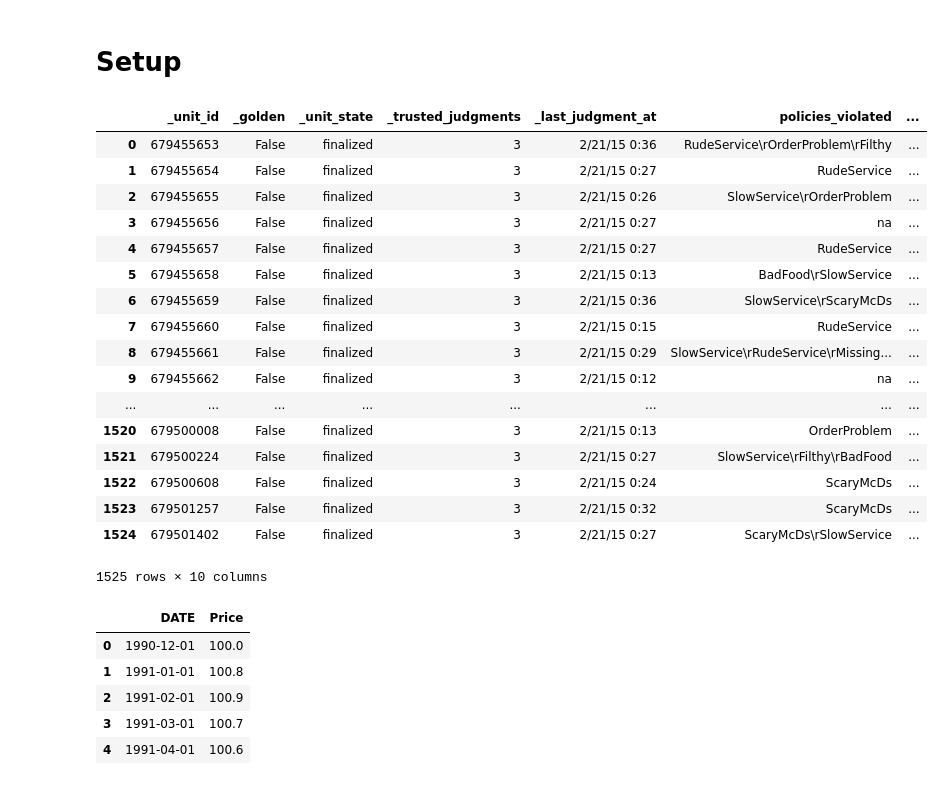
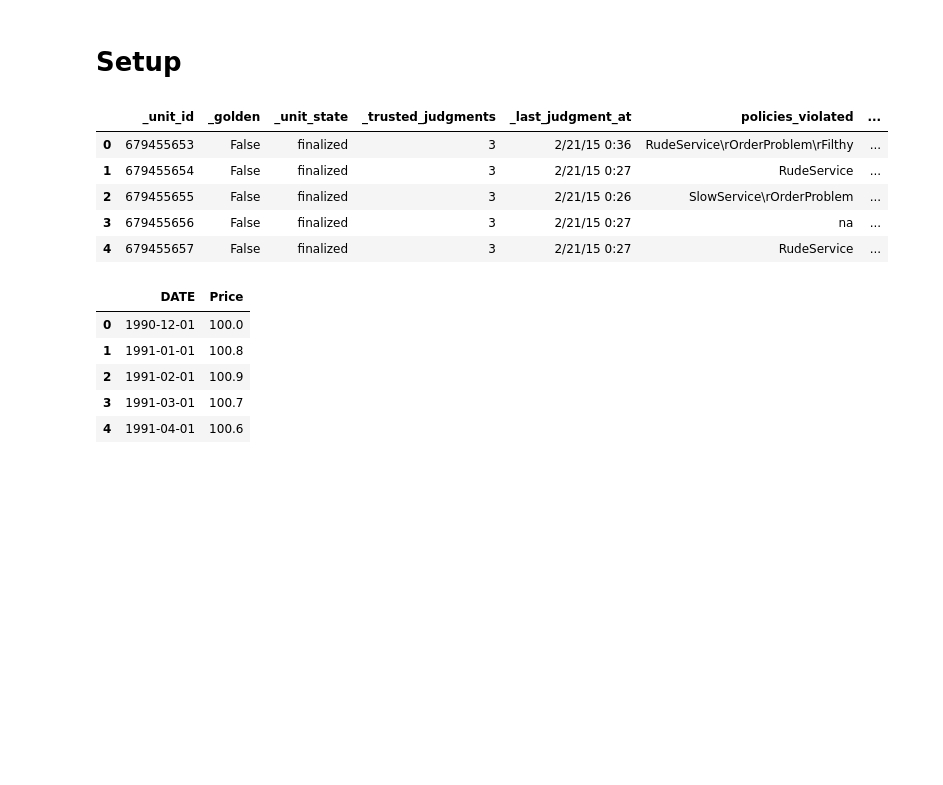
Before and after one commit to yat018/COGS108-Team-Pepperoni, a Jupyter notebook: FinalProject.ipynb, the cells around one changed output. Drawn from its saved outputs; the diff is of its cells as text; code cells hidden in the pictures; blank space fills up the shorter version.

```diff
--- a/FinalProject.ipynb
+++ b/FinalProject.ipynb
@@ -88,26 +100,14 @@ from sklearn.linear_model import LinearRegression
 import matplotlib.pyplot as plot
 # %%
 df_yelp_mc = pd.read_csv('McDonalds-Yelp-Sentiment-DFE.csv', encoding = "ISO-8859-1")
-df_yelp_mc
+df_yelp_mc.head()
 # %% [output]
 |  | _unit_id | _golden | _unit_state | _trusted_judgments | _last_judgment_at | policies_violated | ... |
 | 0 | 679455653 | False | finalized | 3 | 2/21/15 0:36 | RudeService\rOrderProblem\rFilthy | ... |
 | 1 | 679455654 | False | finalized | 3 | 2/21/15 0:27 | RudeService | ... |
 | 2 | 679455655 | False | finalized | 3 | 2/21/15 0:26 | SlowService\rOrderProblem | ... |
 | 3 | 679455656 | False | finalized | 3 | 2/21/15 0:27 | na | ... |
 | 4 | 679455657 | False | finalized | 3 | 2/21/15 0:27 | RudeService | ... |
-| 5 | 679455658 | False | finalized | 3 | 2/21/15 0:13 | BadFood\rSlowService | ... |
-| 6 | 679455659 | False | finalized | 3 | 2/21/15 0:36 | SlowService\rScaryMcDs | ... |
-| 7 | 679455660 | False | finalized | 3 | 2/21/15 0:15 | RudeService | ... |
-| 8 | 679455661 | False | finalized | 3 | 2/21/15 0:29 | SlowService\rRudeService\rMissing... | ... |
-| 9 | 679455662 | False | finalized | 3 | 2/21/15 0:12 | na | ... |
-| ... | ... | ... | ... | ... | ... | ... | ... |
-| 1520 | 679500008 | False | finalized | 3 | 2/21/15 0:13 | OrderProblem | ... |
-| 1521 | 679500224 | False | finalized | 3 | 2/21/15 0:27 | SlowService\rFilthy\rBadFood | ... |
-| 1522 | 679500608 | False | finalized | 3 | 2/21/15 0:24 | ScaryMcDs | ... |
-| 1523 | 679501257 | False | finalized | 3 | 2/21/15 0:32 | ScaryMcDs | ... |
-| 1524 | 679501402 | False | finalized | 3 | 2/21/15 0:27 | ScaryMcDs\rSlowService | ... |
-1525 rows × 10 columns
 # %%
 #df_yelp = pd.read_csv('yelp_business.csv')
 #df_yelp['name'] = df_yelp['name'].str.replace('"', '')
```
Also changed, not shown: parts of 4 cells of this notebook.
